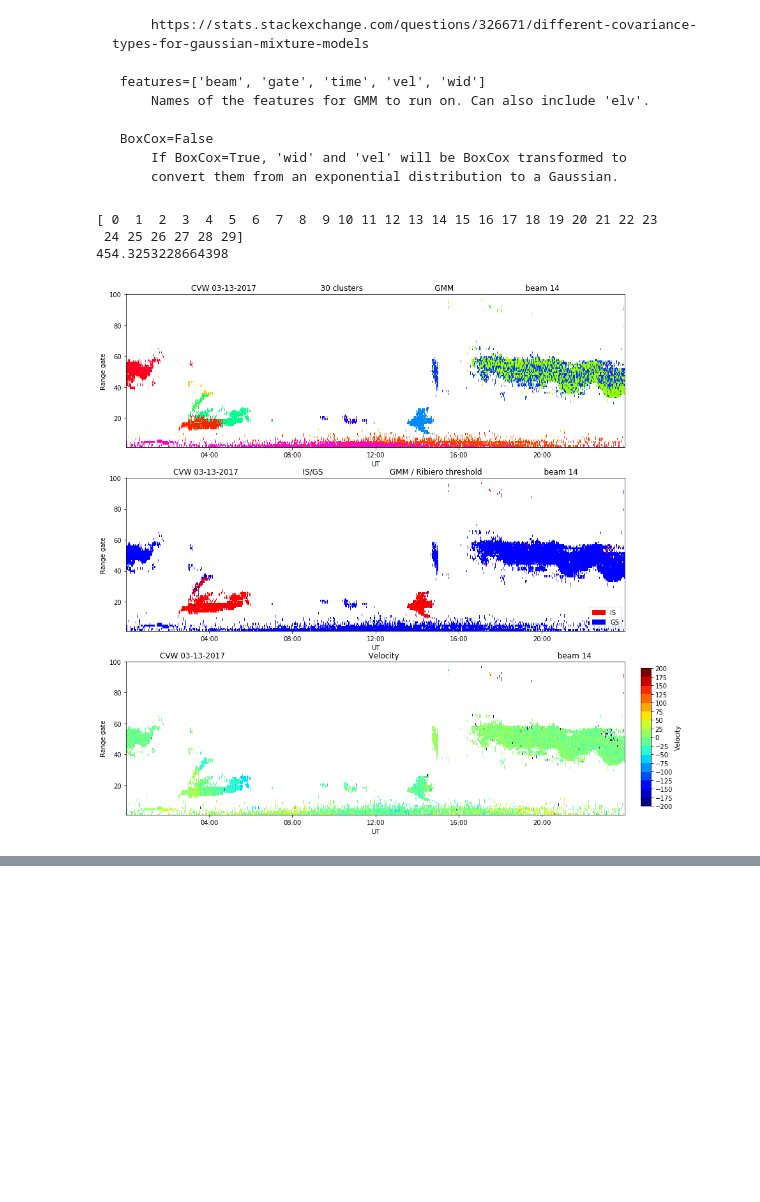
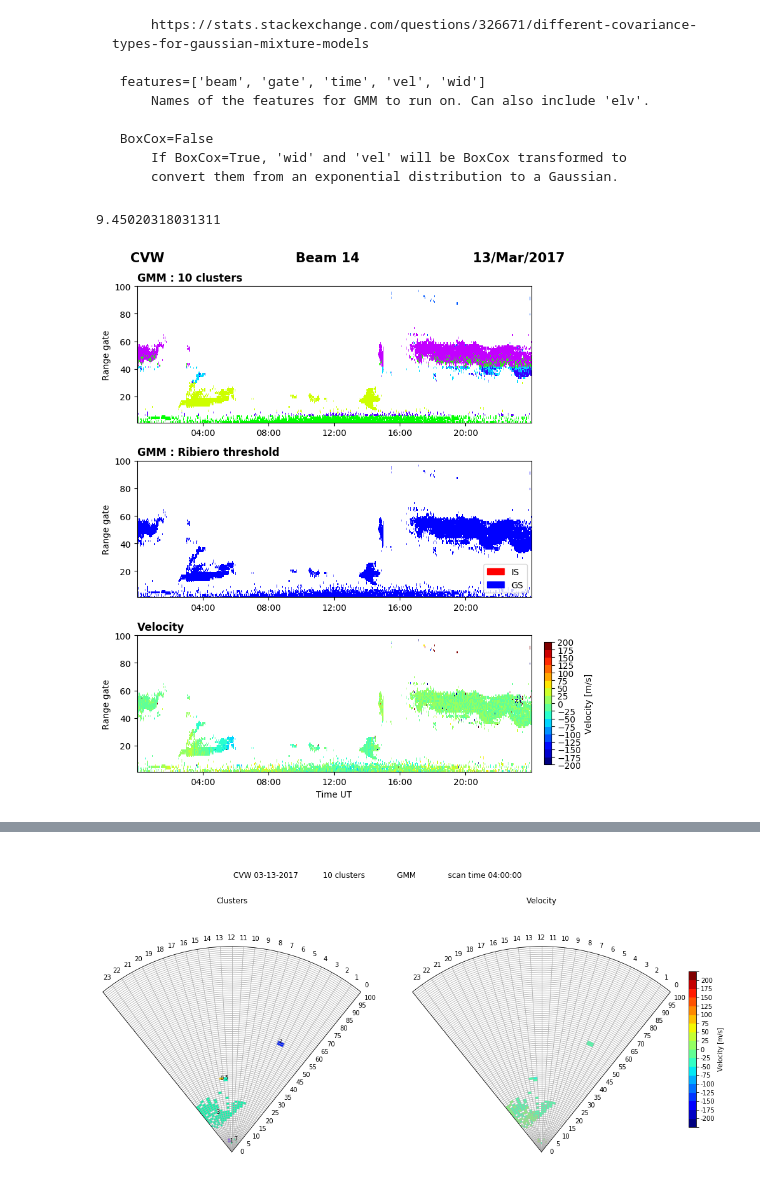
Before and after one commit to vtsuperdarn/clustering_superdarn_data, a Jupyter notebook: plotters/gmm.ipynb, the cells around one changed output, grey strips where cells are left out. Cells and saved outputs as stored; diff of their text form; code cells hidden in the pictures; blank space fills up the shorter version.

```diff
--- a/plotters/gmm.ipynb
+++ b/plotters/gmm.ipynb
@@ -28,24 +28,24 @@ be modified using the class constructor.
          If BoxCox=True, 'wid' and 'vel' will be BoxCox transformed to
          convert them from an exponential distribution to a Gaussian.
 # %%
+import sys
+sys.path.insert(0, '..')
 from algorithms.gmm import GMM
 import datetime
 
 start_time = datetime.datetime(2017, 3, 13)
 end_time = datetime.datetime(2017, 3, 14)
-gmm = GMM(start_time, end_time, 'cvw', n_clusters=30, BoxCox=False, load_model=False, save_model=True)
+gmm = GMM(start_time, end_time, 'cvw', cov='diag', n_clusters=10, BoxCox=True, load_model=True, save_model=False)
 print(gmm.runtime)
 # %% [output]
-[ 0  1  2  3  4  5  6  7  8  9 10 11 12 13 14 15 16 17 18 19 20 21 22 23
- 24 25 26 27 28 29]
-454.3253228664398
+9.45020318031311
 # %%
 %matplotlib inline
 # Make RTI plots to compare AJ's threshold with traditional threshold
 gmm.plot_rti(14, 'Ribiero', save_fig=True)           # Slooow
 # Make fanplots of the individual clusters over some time period
-fanplot_start = datetime.datetime(2017, 4, 4, 4, 0, 0)
-fanplot_end = datetime.datetime(2017, 4, 4, 4, 0, 0)
+fanplot_start = datetime.datetime(2017, 3, 13, 4, 0, 0)
+fanplot_end = datetime.datetime(2017, 3, 13, 4, 0, 0)
 gmm.plot_fanplots(fanplot_start, fanplot_end, save_fig=True)
 # %% [output]
-[figure, old version]
+[figure, new version]
@@ -52,0 +52 @@ Exception: 2017-04-04 04:00:00 thru 2017-04-04 04:00:00 is not contained in data
+[figure, added]
```
Also changed, not shown: parts of 1 cell of this notebook, 8 other files.
